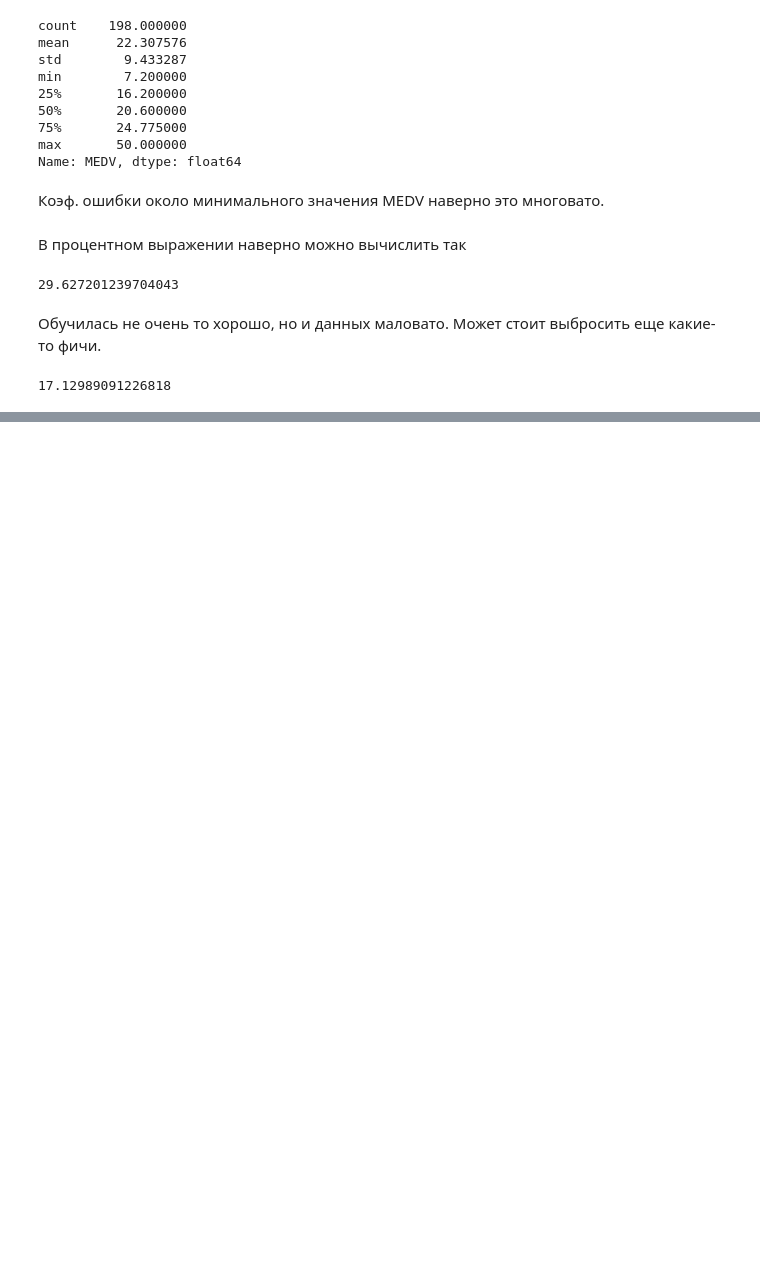
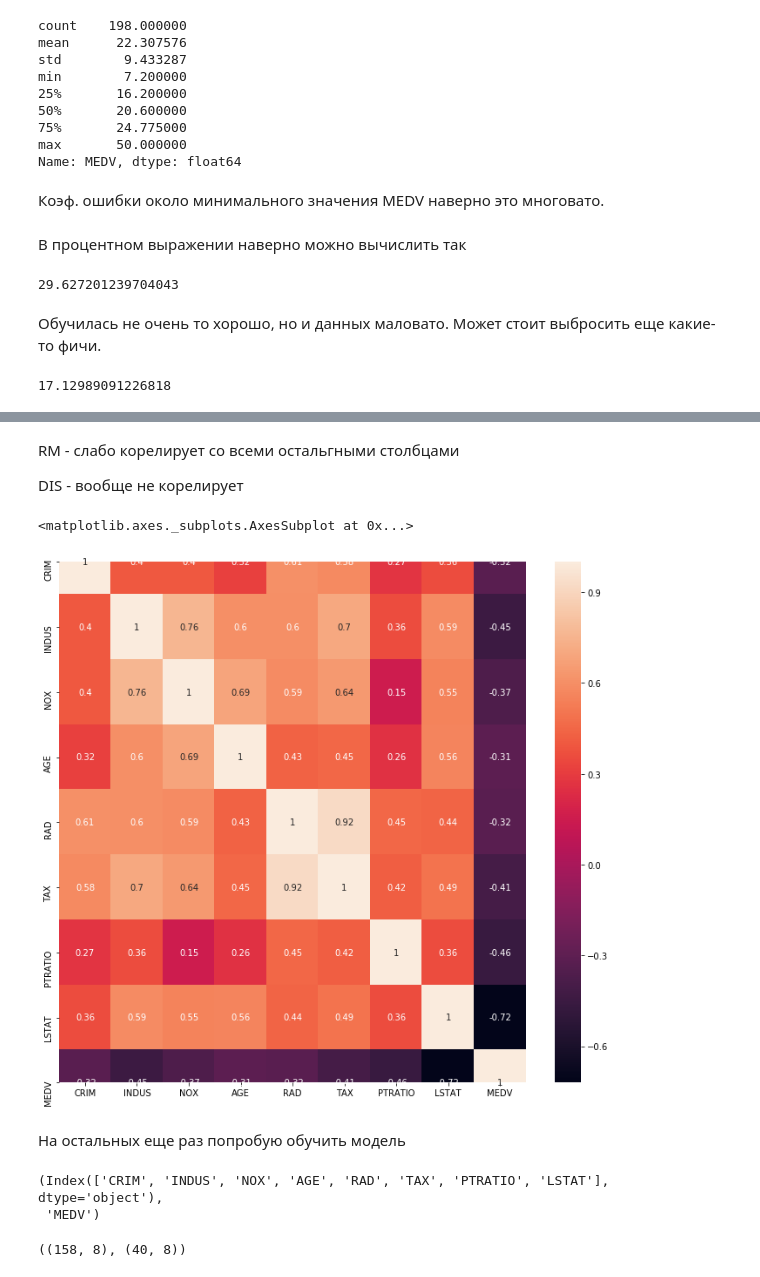
Before and after one commit to bio0z/ds_hw, a Jupyter notebook: home/dvp-4/dvp-4_dz-2.ipynb, the cells around one changed output, grey strips where cells are left out. Cells and saved outputs as stored; diff of their text form; code cells hidden in the pictures; blank space fills up the shorter version.

```diff
--- a/home/dvp-4/dvp-4_dz-2.ipynb
+++ b/home/dvp-4/dvp-4_dz-2.ipynb
@@ -549,0 +615,4 @@ estimator.intercept_
+# %% [markdown]
+RM - слабо корелирует со всеми остальгными столбцами
+
+DIS - вообще не корелирует
@@ -549,0 +622,17 @@ estimator.intercept_
+# %%
+correlation_matrix = res_data2.corr().round(2)
+fig, ax = plt.subplots(figsize=(12,11))
+sns.heatmap(data=correlation_matrix, annot=True)
+# %% [output]
+<matplotlib.axes._subplots.AxesSubplot at 0x...>
+[figure, added]
+# %% [markdown]
+На остальных еще раз попробую обучить модель
+# %%
+XXX_columns = res_data2.columns[:-1]
+yyy_column = res_data2.columns[-1]
+
+XXX_columns, yyy_column
+# %% [output]
+(Index(['CRIM', 'INDUS', 'NOX', 'AGE', 'RAD', 'TAX', 'PTRATIO', 'LSTAT'], dtype='object'),
+ 'MEDV')
@@ -549,0 +645,4 @@ estimator.intercept_
+# %%
+XXX_train.shape, XXX_test.shape
+# %% [output]
+((158, 8), (40, 8))
```
Also changed, not shown: parts of 22 cells of this notebook.
